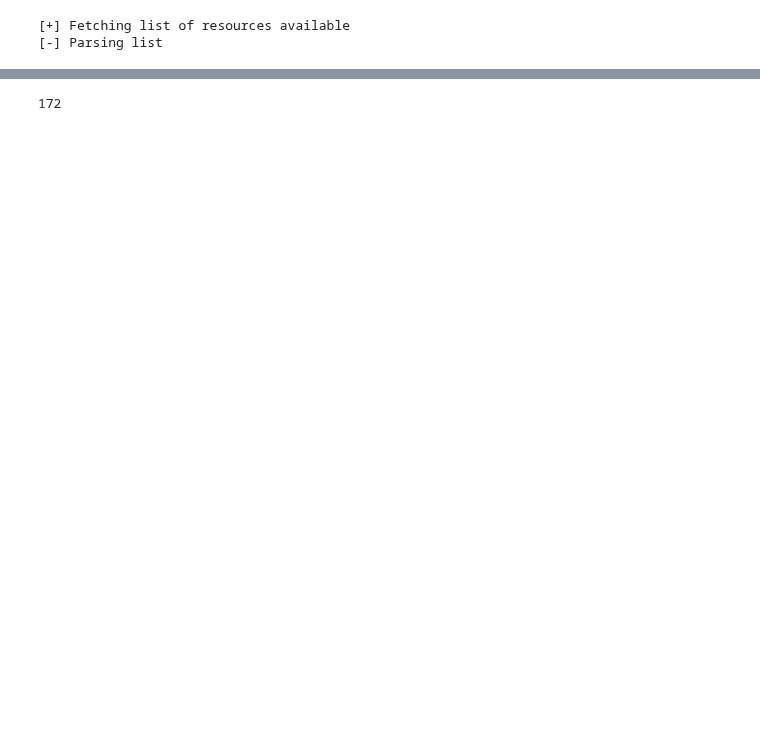
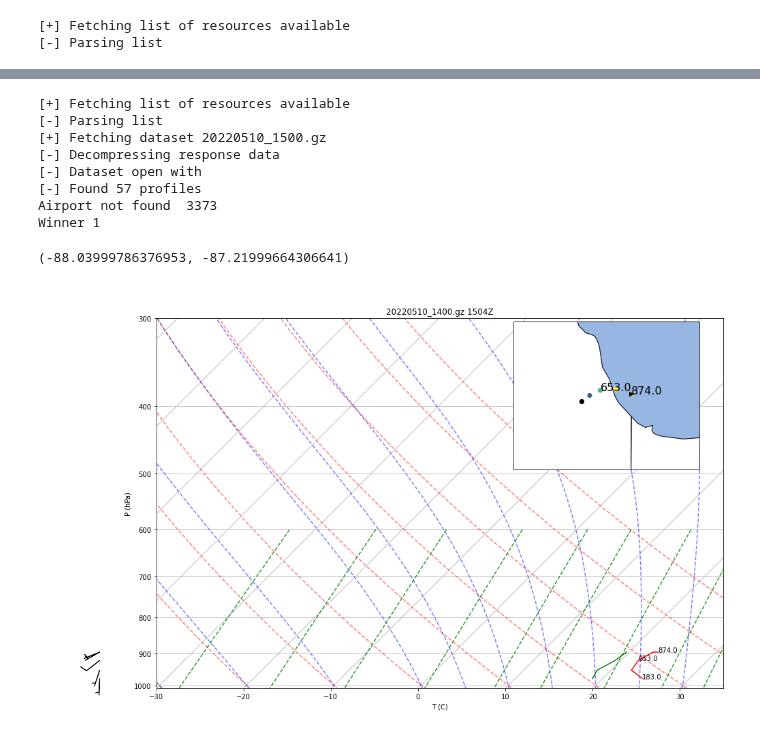
Before and after one commit to scollis/notebooks, a Jupyter notebook: read AMDAR.ipynb, the cells around one changed output, grey strips where cells are left out. Cells and saved outputs as stored; diff of their text form; code cells hidden in the pictures; blank space fills up the shorter version.

Commit message:
ADD: Amdar

```diff
--- a/read AMDAR.ipynb
+++ b/read AMDAR.ipynb
@@ -258,4 +68,74 @@ for dsset in datasets:
-# %%
-len(midway)
-# %% [output]
-172
+# %%
+datasets = acars.getAvailableDatasets()
+allap = acars.processDataSet(acars.getDataSet(datasets[-1]), debug=False, passthrough=True)
+i=0
+midway = []
+for this_amdar in allap:
+    if this_amdar['airport'] == 'MDW':
+        this_amdar['dset_file'] = datasets[-2]
+        midway.append(this_amdar)
+        i+=1
+        print('Winner', i)
+
+n = -1
+metpy.plots.SkewT
+fig=plt.figure(figsize=[15,10])
+
+skew = plots.SkewT(fig, rotation=45)
+
+p = midway[n]['p']
+T = midway[n]['T'] # pymeteo.thermo.T( midway[n]['th'], midway[n]['p'])
+Td = midway[n]['dp']#  pymeteo.thermo.Td( midway[n]['p'], midway[n]['qv']) #
+u =  midway[n]['u']
+v =  midway[n]['v']
+
+
+skew.plot(p/100.0, T-273.15, 'r')
+skew.plot(p/100.0, Td-273.15, 'g')
+skew.plot_barbs(p/100.0, u, v, xloc=-0.1)
+skew.plot_dry_adiabats()
+skew.plot_moist_adiabats()
+skew.plot_mixing_lines()
+
+
+plt.xlabel('T (C)')
+plt.ylabel('P (hPa)')
+plt.title(midway[n]['dset_file'] + ' ' + midway[n]['time'])
+
+decimate = 2
+
+for pp, tt, hh in zip(p[::decimate], T[::decimate], midway[n]['z'][::decimate]):
+    skew.ax.text(tt-273.15, pp/100.0, hh)
+
+plt.ylim([1010,300])
+plt.xlim([-30.,35.])
+
+axins = inset_axes(plt.gca(), width="40%", height="40%", loc="upper right",
+                   axes_class=cartopy.mpl.geoaxes.GeoAxes,
+                   axes_kwargs=dict(map_projection=cartopy.crs.PlateCarree()))
+#axins.plot(midway[n]['lon'], midway[n]['lat'], 'r-')
+mp = axins.scatter(midway[n]['lon'], midway[n]['lat'], c=midway[n]['z'])
+axins.add_feature(cartopy.feature.LAKES, zorder=0)
+axins.add_feature(cartopy.feature.STATES)
+#axcb = inset_axes(plt.gca(), width="10%", height="40%", loc="upper right")
+#plt.colorbar(mappable=mp, cax=axcb)
+plt.plot(midway[n]['lon'][0], midway[n]['lat'][0], 'ko')
+half = int(len(midway[n]['lon'])/2.)
+
+plt.text(midway[n]['lon'][-1], midway[n]['lat'][-1], str(midway[n]['z'][-1]), fontsize=16)
+plt.text(midway[n]['lon'][half], midway[n]['lat'][half], str(midway[n]['z'][half]), fontsize=16)
+
+plt.plot(midway[n]['lon'][-1], midway[n]['lat'][-1], 'k>')
+plt.ylim([midway[n]['lat'].min()-0.3,midway[n]['lat'].max()+0.3])
+plt.xlim([midway[n]['lon'].min()-0.3,midway[n]['lon'].max()+0.3])
+# %% [output]
+[+] Fetching list of resources available
+[-] Parsing list
+[+] Fetching dataset 20220510_1500.gz
+[-] Decompressing response data
+[-] Dataset open with
+[-] Found 57 profiles
+Airport not found  3373
+Winner 1
+(-88.03999786376953, -87.21999664306641)
+[figure, added]
```
Also changed, not shown: parts of 13 cells of this notebook.
